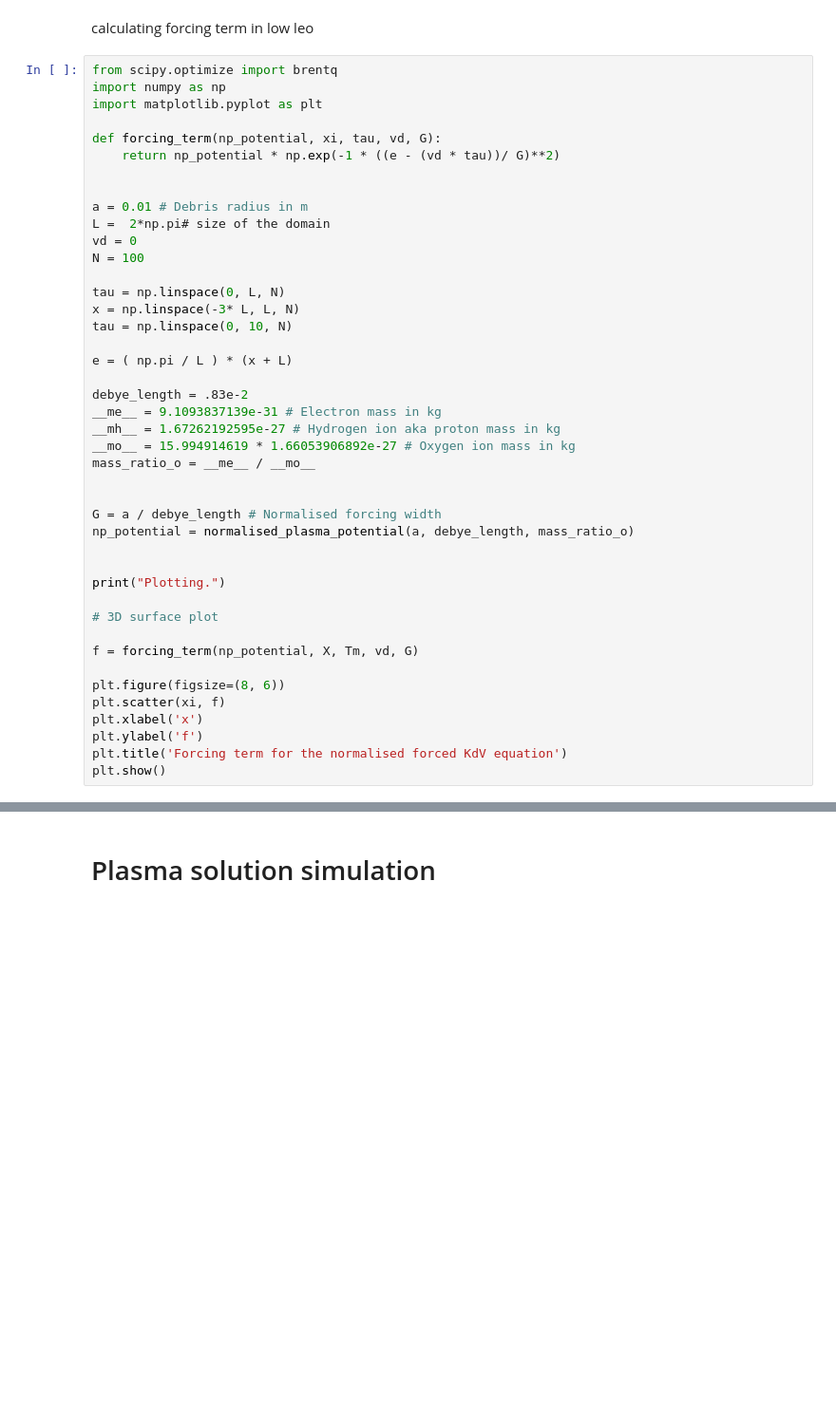
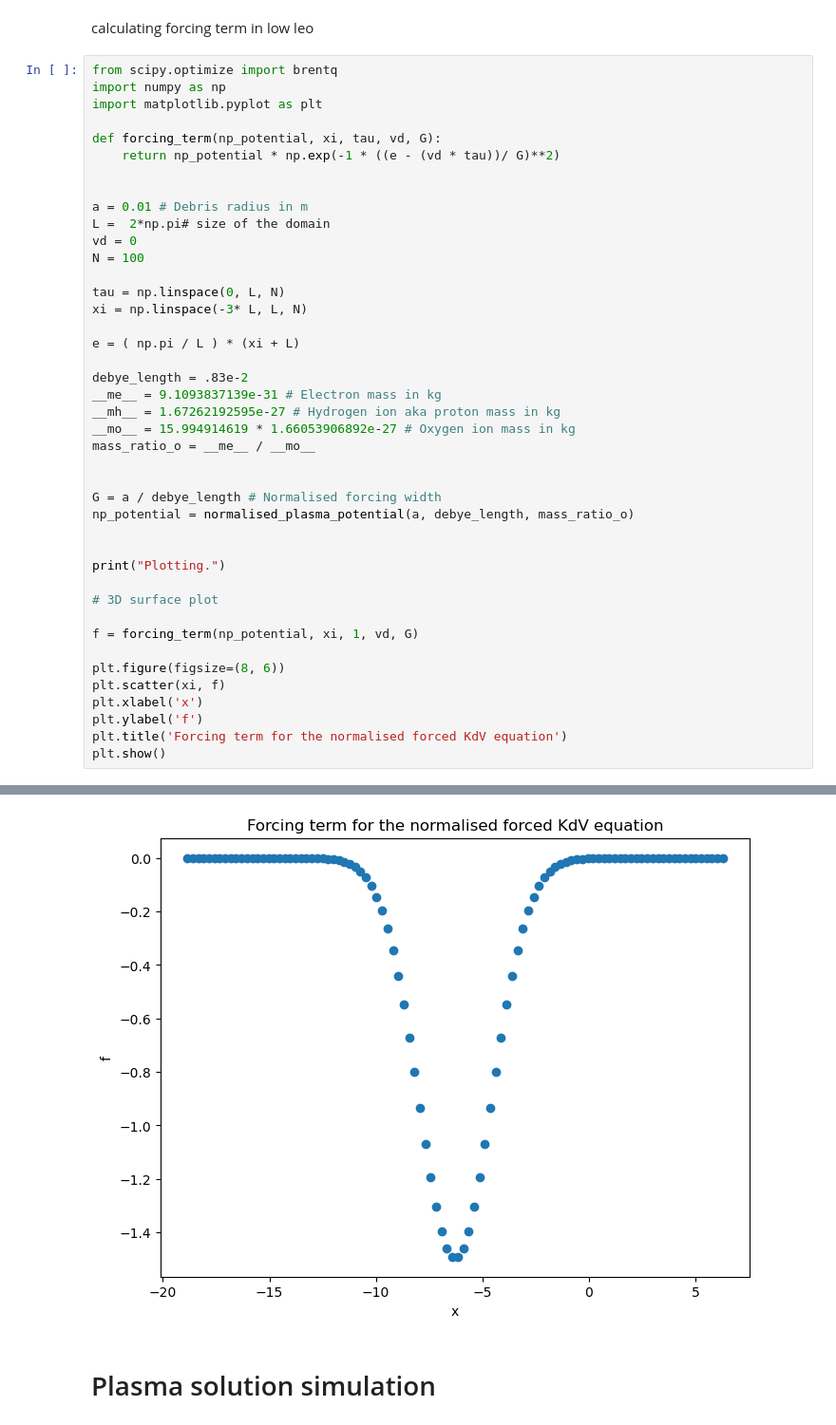
Before and after one commit to lsewards/Forced-kdv-plasma-solitons-simulation, a Jupyter notebook: Plasma soltion simulation.ipynb, the cells around one changed output, grey strips where cells are left out. Shown at 95% size. Drawn from its saved outputs; the diff is of its cells as text; blank space fills up the shorter version.

```diff
--- a/Plasma soltion simulation.ipynb
+++ b/Plasma soltion simulation.ipynb
@@ -154,10 +154,9 @@ vd = 0
 N = 100
 
 tau = np.linspace(0, L, N)
-x = np.linspace(-3* L, L, N)
-tau = np.linspace(0, 10, N)
+xi = np.linspace(-3* L, L, N)
 
-e = ( np.pi / L ) * (x + L)
+e = ( np.pi / L ) * (xi + L)
 
 debye_length = .83e-2
 __me__ = 9.1093837139e-31 # Electron mass in kg
@@ -174,7 +173,7 @@ print("Plotting.")
 
 # 3D surface plot
 
-f = forcing_term(np_potential, X, Tm, vd, G)
+f = forcing_term(np_potential, xi, 1, vd, G)
 
 plt.figure(figsize=(8, 6))
 plt.scatter(xi, f)
@@ -188,3 +186,4 @@ NameError: name 'X' is not defined
+[figure, added]
 # %% [markdown]
 # Plasma solution simulation
 # %% [markdown]
```
Also changed, not shown: parts of 6 cells of this notebook, 1 other file.
